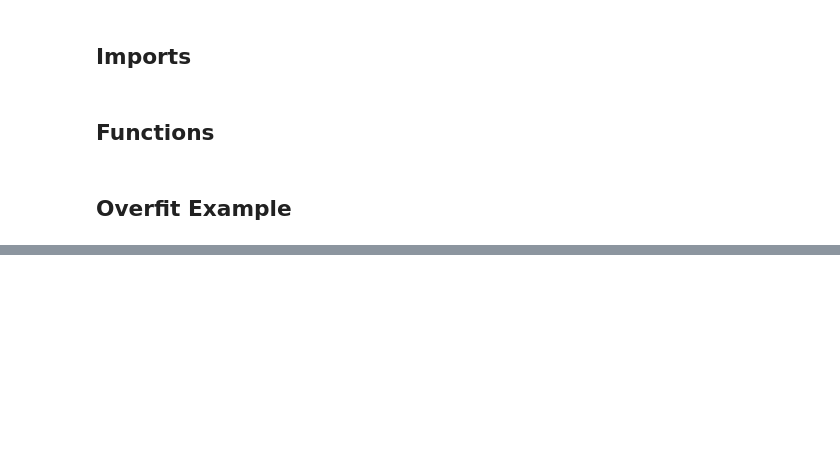
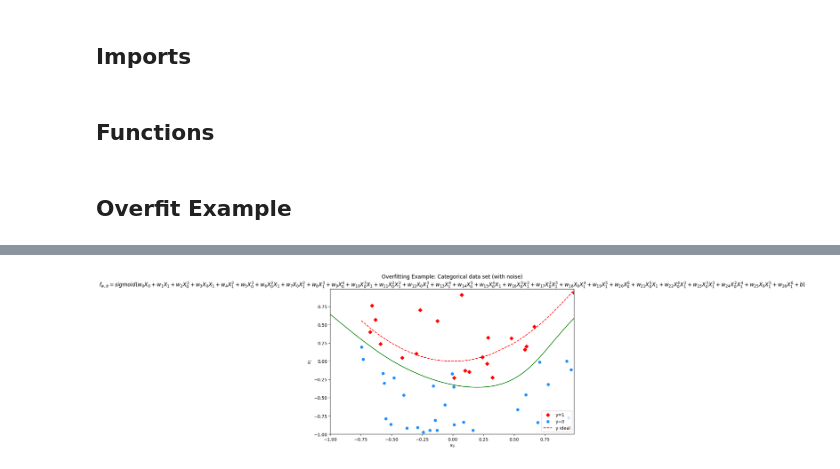
Before and after one commit to PaulToronto/Stanford-Andrew-Ng-Machine-Learning-Specialization, a Jupyter notebook: 1_3_4_1_Lab_Overfitting.ipynb, the cells around one changed output, grey strips where cells are left out. Saved outputs shown, nothing was run; the diff lists cells and outputs as text; code cells hidden in the pictures; blank space fills up the shorter version.

```diff
--- a/1_3_4_1_Lab_Overfitting.ipynb
+++ b/1_3_4_1_Lab_Overfitting.ipynb
@@ -229,0 +266,4 @@ for d in range(1, 7):
+# %%
+overfit_example(logistic=True, lmbda=0.6, degree=6)
+# %% [output]
+[figure, added]
```
Also changed, not shown: parts of 16 cells of this notebook.
